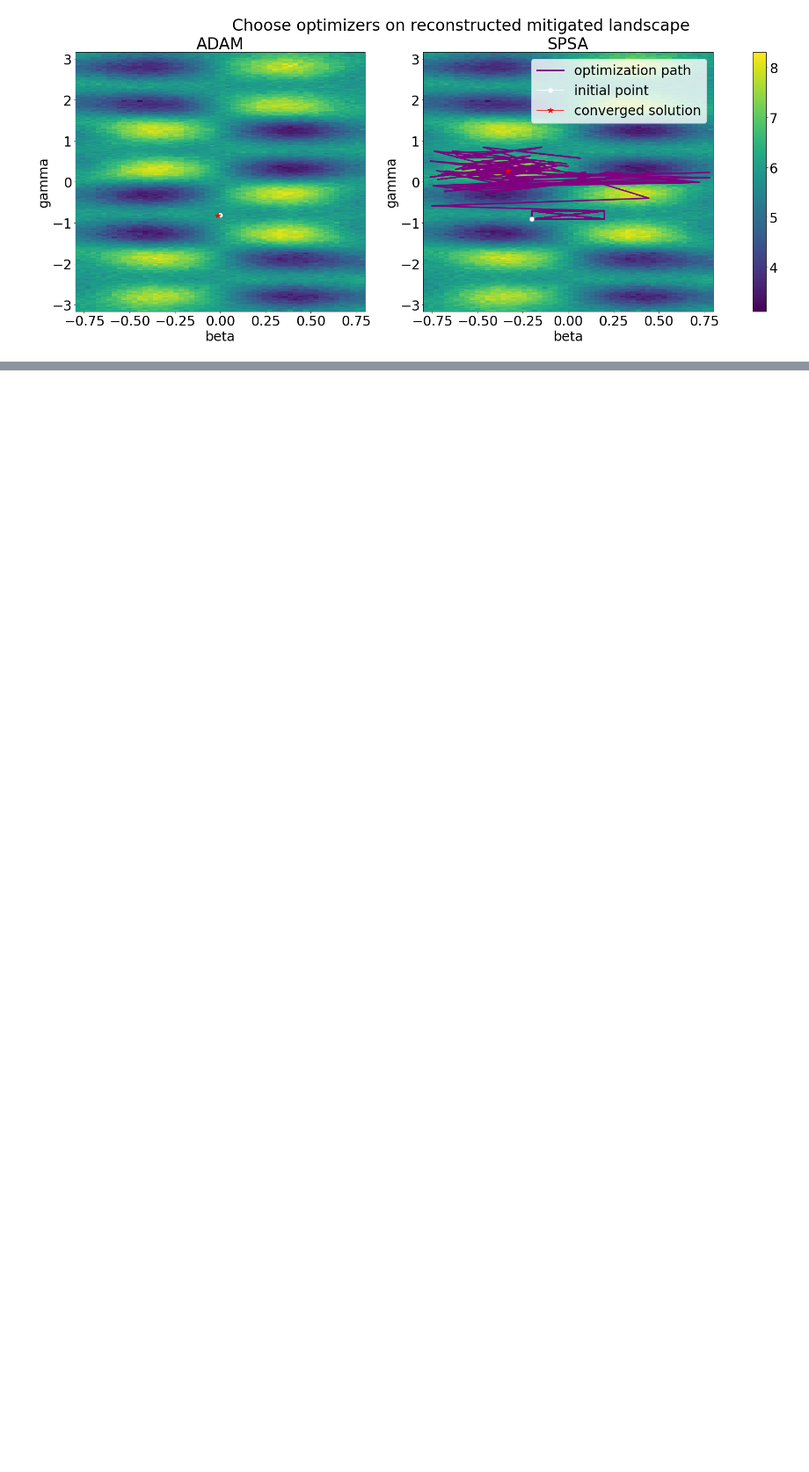
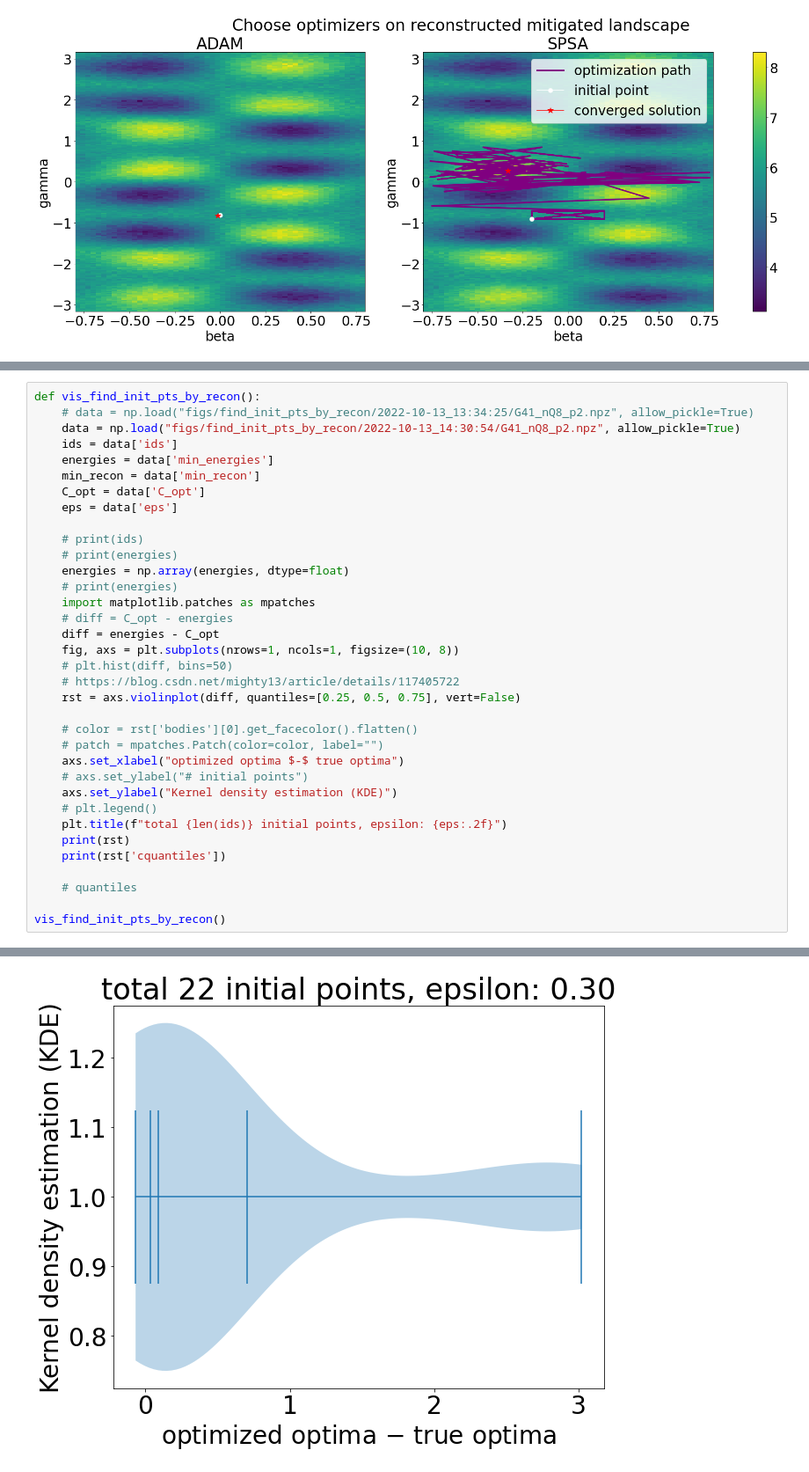
Before and after one commit to kunliu7/oscar, a Jupyter notebook: vis_figures_in_paper.ipynb, the cells around one changed output, grey strips where cells are left out. Shown at 88% size. Cells and saved outputs as stored; diff of their text form; blank space fills up the shorter version.

```diff
--- a/vis_figures_in_paper.ipynb
+++ b/vis_figures_in_paper.ipynb
@@ -318,0 +316,36 @@ vis_choose_optimizer()
+# %%
+def vis_find_init_pts_by_recon():
+    # data = np.load("figs/find_init_pts_by_recon/2022-10-13_13:34:25/G41_nQ8_p2.npz", allow_pickle=True)
+    data = np.load("figs/find_init_pts_by_recon/2022-10-13_14:30:54/G41_nQ8_p2.npz", allow_pickle=True)
+    ids = data['ids']
+    energies = data['min_energies']
+    min_recon = data['min_recon']
+    C_opt = data['C_opt']
+    eps = data['eps']
+
+    # print(ids)
+    # print(energies)
+    energies = np.array(energies, dtype=float)
+    # print(energies)
+    import matplotlib.patches as mpatches
+    # diff = C_opt - energies
+    diff = energies - C_opt
+    fig, axs = plt.subplots(nrows=1, ncols=1, figsize=(10, 8))
+    # plt.hist(diff, bins=50)
+    # https://blog.csdn.net/mighty13/article/details/117405722
+    rst = axs.violinplot(diff, quantiles=[0.25, 0.5, 0.75], vert=False)
+
+    # color = rst['bodies'][0].get_facecolor().flatten()
+    # patch = mpatches.Patch(color=color, label="")
+    axs.set_xlabel("optimized optima $-$ true optima")
+    # axs.set_ylabel("# initial points")
+    axs.set_ylabel("Kernel density estimation (KDE)")
+    # plt.legend()
+    plt.title(f"total {len(ids)} initial points, epsilon: {eps:.2f}")
+    print(rst)
+    print(rst['cquantiles'])
+
+    # quantiles
+
+vis_find_init_pts_by_recon()
+# %% [output]
@@ -318,0 +354 @@ vis_choose_optimizer()
+[figure, added]
```
Also changed, not shown: parts of 3 cells of this notebook, 1 other file.
